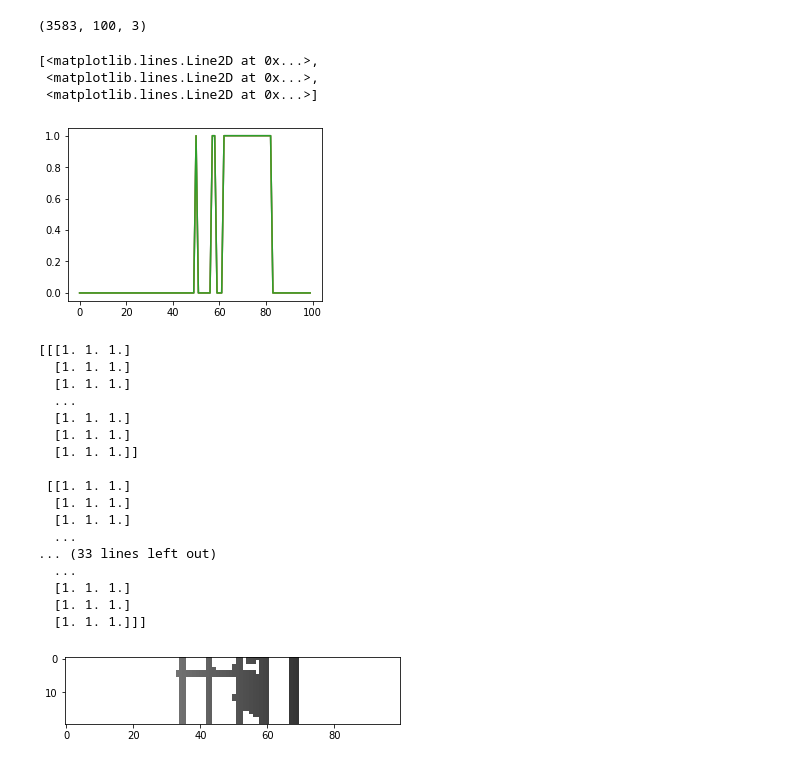
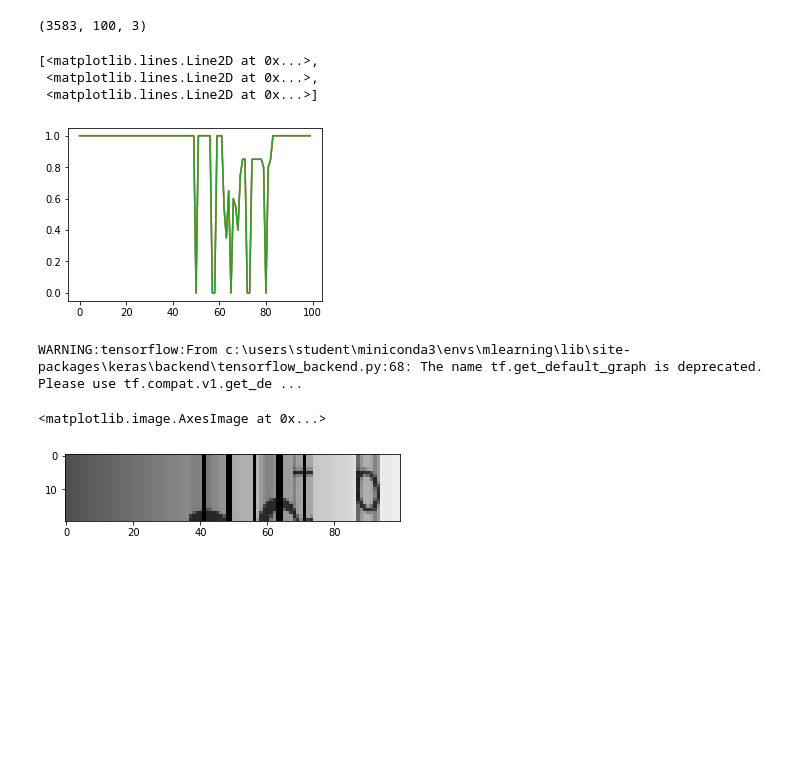
Before and after one commit to quanbillle/PianoNotesDetection, a Jupyter notebook: detection/NoteClassification.ipynb, the cells around one changed output. Drawn from its saved outputs; the diff is of its cells as text; code cells hidden in the pictures; blank space fills up the shorter version.

```diff
--- a/detection/NoteClassification.ipynb
+++ b/detection/NoteClassification.ipynb
@@ -402,7 +396,7 @@ def distribute(datas):
         for i in range(data.shape[1]):
             distri.append([0,0,0])
             for c in data[:,i,:]:
-                if  0.299*c[0] + 0.587*c[1] + 0.114*c[2] < av:
+                if  0.299*c[0] + 0.587*c[1] + 0.114*c[2] > av:
 
                     distri[i][0]+= 1
                     distri[i][1]+= 1
@@ -411,15 +405,6 @@ def distribute(datas):
 
         distri = np.array(distri)/20
 
-        for i in range(len(distri)):
-            if distri[i][0] < 0.1:
-                distri[i][0] = 0
-                distri[i][1] = 0
-                distri[i][2] = 0
-            else:
-                distri[i][0] = 1
-                distri[i][1] = 1
-                distri[i][2] = 1
         allDis.append(distri)
 
 
@@ -444,73 +429,40 @@ plt.plot(x, trainM2_x[j])
 [<matplotlib.lines.Line2D at 0x...>,
  <matplotlib.lines.Line2D at 0x...>,
  <matplotlib.lines.Line2D at 0x...>]
-[figure, old version]
+[figure, new version]
 # %%
 class noteFocustest(keras.layers.Layer):
     def __init__(self):
         super(noteFocustest, self).__init__()
 
     def build(self, input_shape):
         self.space = np.zeros((100,3))
         for i in range(self.space.shape[0]):
             self.space[i][0] = i + 50
             self.space[i][1] = i + 50
             self.space[i][2] = i +50
         self.space = self.space/150
-        self.space = tf.convert_to_tensor(self.space, dtype = tf.float32)
+        self.space = tf.convert_to_tensor(self.space, dtype = tf.float64)
 
 
     def get_w(self):
         return self.space
 
     def call(self, inputs):
-        #r = tf.math.multiply(self.space, tf.cast(inputs, dtype = tf.float64))
-        #mean = tf.cast(tf.math.reduce_mean(inputs),dtype = tf.float64)
-        mean = tf.cast(tf.math.reduce_mean(inputs),dtype = tf.float64)
-        r = tf.math.divide(inputs, mean)
-        #r = tf.math.pow(r, 2)
-        #r = tf.math.add(self.space, r)
-
-        #r = tf.math.multiply(self.space, r)
-        #r = tf.math.subtract(tf.cast(inputs, dtype = tf.float64), r)
-        r = tf.cast(r, dtype = tf.int32)
-
+        r = tf.math.multiply(self.space, inputs)
         r = tf.cast(r, dtype = tf.float32)
-        r = tf.math.subtract(1.0, r)
-        r = tf.math.multiply(self.space,r)
-        r = tf.math.subtract(1.0, r)
-        #r = tf.math.subtract(1.0, r)
-
-
-
         return r
 
 nf = noteFocustest()
 nf.build(3)
 
-b = nf.call(tf.convert_to_tensor(trainM1_x[1650]))
+b = nf.call(tf.convert_to_tensor(trainM1_x[0]))
 b = b.eval(session = tf.Session())
-plt.imshow(b)
-print(b)
+plt.imshow(np.multiply(b, trainM2_x[0]))
 # %% [output]
-[[[1. 1. 1.]
-  [1. 1. 1.]
-  [1. 1. 1.]
-  ...
-  [1. 1. 1.]
-  [1. 1. 1.]
-  [1. 1. 1.]]
-
- [[1. 1. 1.]
-  [1. 1. 1.]
-  [1. 1. 1.]
-  ...
-... (33 lines left out)
-  ...
-  [1. 1. 1.]
-  [1. 1. 1.]
-  [1. 1. 1.]]]
+WARNING:tensorflow:From c:\users\student\miniconda3\envs\mlearning\lib\site-packages\keras\backend\tensorflow_backend.py:68: The name tf.get_default_graph is deprecated. Please use tf.compat.v1.get_de ...
+<matplotlib.image.AxesImage at 0x...>
-[figure, old version]
+[figure, new version]
 # %%
 class noteFocus(keras.layers.Layer):
     def __init__(self):
```
Also changed, not shown: parts of 15 cells of this notebook.
